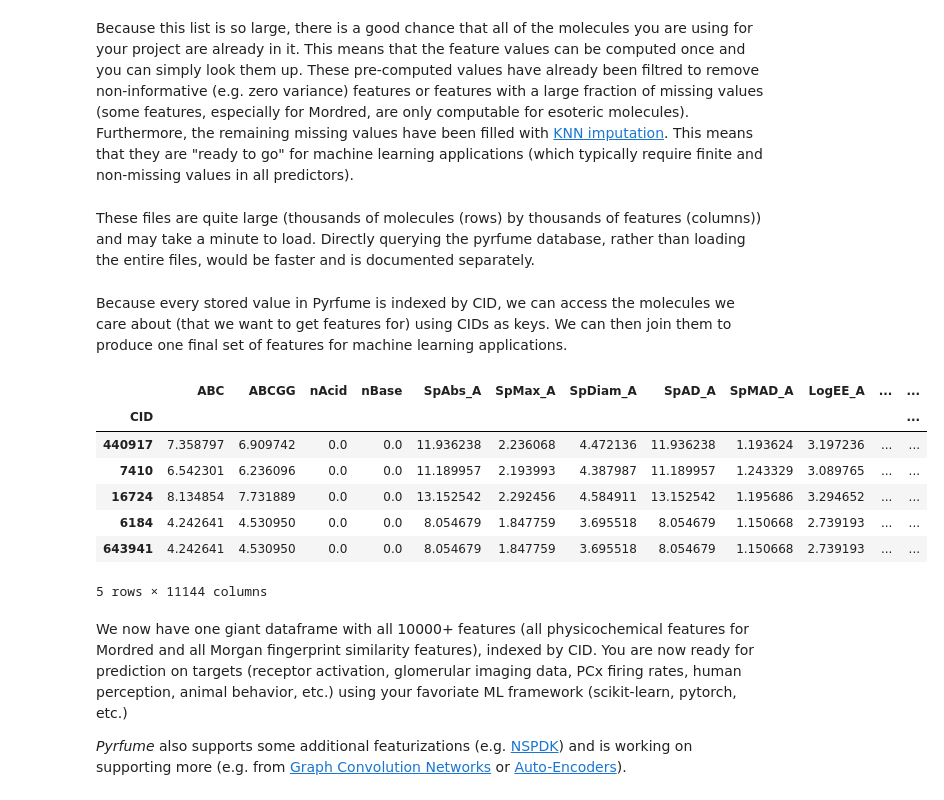
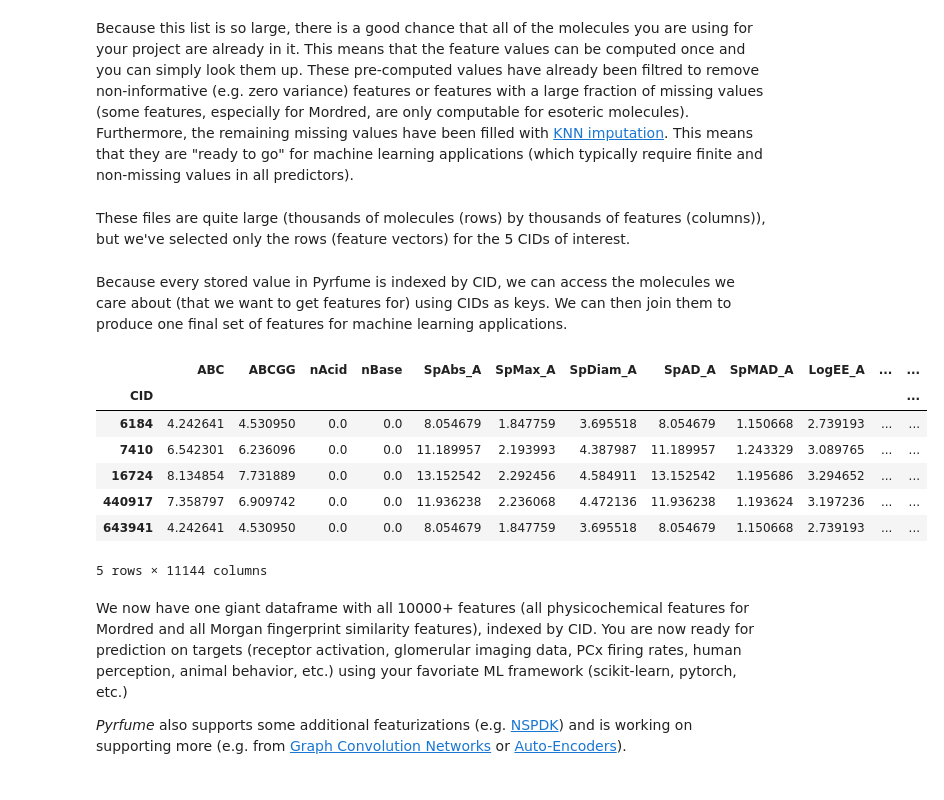
Before and after one commit to pyrfume/pyrfume, a Jupyter notebook: _sources/featurization.ipynb, the cells around one changed output. Saved outputs shown, nothing was run; the diff lists cells and outputs as text; code cells hidden in the pictures.

```diff
--- a/_sources/featurization.ipynb
+++ b/_sources/featurization.ipynb
@@ -3,6 +3,7 @@
 # %%
 import pyrfume
 molecules = pyrfume.load_data('my_data/molecules.csv')  # Load the data we created in the last chapter
+cids = molecules.index.tolist()
 # %% [markdown]
 Many applications, such as predictive models, propose that molecular structure of an odorant is causal to neural activity or behavior (a reasonable proposition).  Training these models requires that each molecule be represented by a vector of predictors, or features, which in some way describe the structure quantitatively.  Traditionally the chemoinformatic feature-calculation software called [Dragon](https://chm.kode-solutions.net/pf/dragon-7-0/) has been used for this, but since Dragon is commercial software this creates challenges for replication and reproducibility.  Some have found that open source feature-calculation packages such as [Mordred](https://jcheminf.biomedcentral.com/articles/10.1186/s13321-018-0258-y) perform as or nearly as well.
 
@@ -80,8 +81,8 @@ The code above (after uncommenting the last line) will compute a dataframe of si
 # %% [markdown]
 Because this list is so large, there is a good chance that all of the molecules you are using for your project are already in it.  This means that the feature values can be computed once and you can simply look them up.  These pre-computed values have already been filtred to remove non-informative (e.g. zero variance) features or features with a large fraction of missing values (some features, especially for Mordred, are only computable for esoteric molecules). Furthermore, the remaining missing values have been filled with [KNN imputation](https://medium.com/@kyawsawhtoon/a-guide-to-knn-imputation-95e2dc496e).  This means that they are "ready to go" for machine learning applications (which typically require finite and non-missing values in all predictors).
 # %%
-morgan_sim = pyrfume.load_data('morgan/features_sim.csv')
+morgan_sim = pyrfume.load_data('morgan/features_sim.csv', cids=cids)
 # %%
-mordred = pyrfume.load_data('mordred/features.csv')
+mordred = pyrfume.load_data('mordred/features.csv', cids=cids)
 # %% [markdown]
-These files are quite large (thousands of molecules (rows) by thousands of features (columns)) and may take a minute to load.  Directly querying the pyrfume database, rather than loading the entire files, would be faster and is documented separately.
+These files are quite large (thousands of molecules (rows) by thousands of features (columns)), but we've selected only the rows (feature vectors) for the 5 CIDs of interest.
@@ -91,15 +89,15 @@ mordred_ = mordred.loc[cids]
 # %% [markdown]
 Because every stored value in Pyrfume is indexed by CID, we can access the molecules we care about (that we want to get features for) using CIDs as keys.  We can then join them to produce one final set of features for machine learning applications.
 # %%
-features = mordred_.join(morgan_sim_)
+features = mordred.join(morgan_sim)
 features
 # %% [output]
 |  | ABC | ABCGG | nAcid | nBase | SpAbs_A | SpMax_A | SpDiam_A | SpAD_A | SpMAD_A | LogEE_A | ... | ... |
 | CID |  |  |  |  |  |  |  |  |  |  |  | ... |
-| 440917 | 7.358797 | 6.909742 | 0.0 | 0.0 | 11.936238 | 2.236068 | 4.472136 | 11.936238 | 1.193624 | 3.197236 | ... | ... |
+| 6184 | 4.242641 | 4.530950 | 0.0 | 0.0 | 8.054679 | 1.847759 | 3.695518 | 8.054679 | 1.150668 | 2.739193 | ... | ... |
 | 7410 | 6.542301 | 6.236096 | 0.0 | 0.0 | 11.189957 | 2.193993 | 4.387987 | 11.189957 | 1.243329 | 3.089765 | ... | ... |
 | 16724 | 8.134854 | 7.731889 | 0.0 | 0.0 | 13.152542 | 2.292456 | 4.584911 | 13.152542 | 1.195686 | 3.294652 | ... | ... |
-| 6184 | 4.242641 | 4.530950 | 0.0 | 0.0 | 8.054679 | 1.847759 | 3.695518 | 8.054679 | 1.150668 | 2.739193 | ... | ... |
+| 440917 | 7.358797 | 6.909742 | 0.0 | 0.0 | 11.936238 | 2.236068 | 4.472136 | 11.936238 | 1.193624 | 3.197236 | ... | ... |
 | 643941 | 4.242641 | 4.530950 | 0.0 | 0.0 | 8.054679 | 1.847759 | 3.695518 | 8.054679 | 1.150668 | 2.739193 | ... | ... |
 5 rows × 11144 columns
 # %% [markdown]
```
Also changed, not shown: parts of 1 cell of this notebook, 2 other files.
